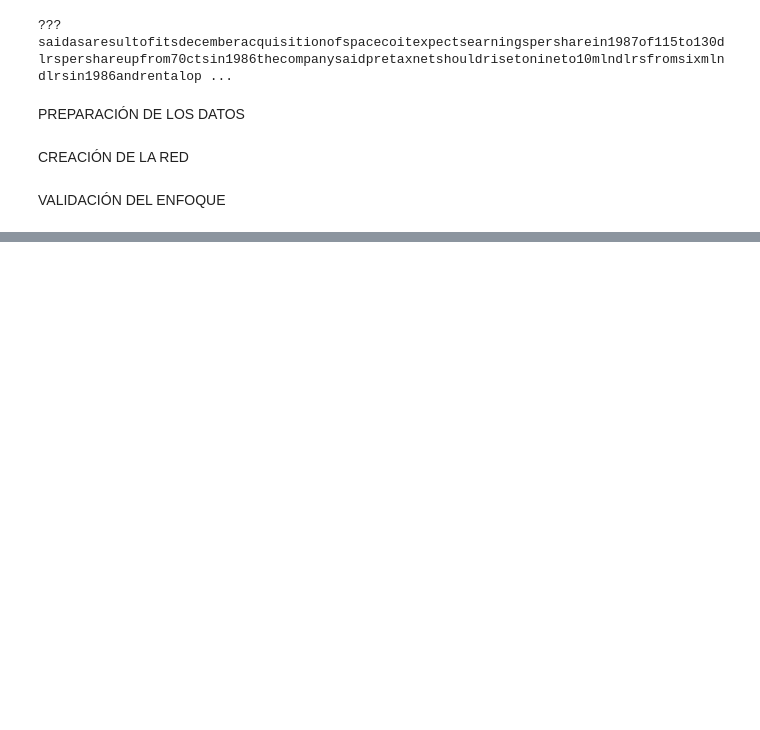
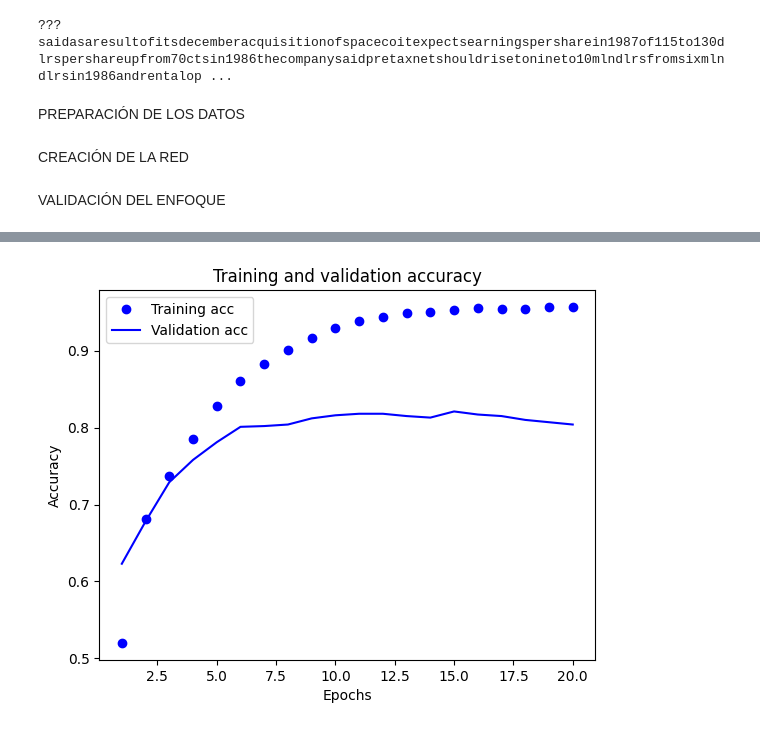
Before and after one commit to alimudena/ML_DLWP, a Jupyter notebook: Chapter_3_5_Clasif_multilase.ipynb, the cells around one changed output, grey strips where cells are left out. Saved outputs shown, nothing was run; the diff lists cells and outputs as text; code cells hidden in the pictures; blank space fills up the shorter version.

```diff
--- a/Chapter_3_5_Clasif_multilase.ipynb
+++ b/Chapter_3_5_Clasif_multilase.ipynb
@@ -69,0 +121,20 @@ VALIDACIÓN DEL ENFOQUE
+# %%
+# Trazar la exactitud del entrenamiento y de validación
+
+plt.clf()
+
+acc = history.history['acc']
+val_acc = history.history['val_acc']
+
+epochs = range(1, len(loss_values)+1)
+
+plt.plot(epochs, acc, 'bo', label = 'Training acc')
+plt.plot(epochs, val_acc, 'b', label = 'Validation acc')
+plt.title('Training and validation accuracy')
+plt.xlabel('Epochs')
+plt.ylabel('Accuracy')
+plt.legend()
+
+plt.show()
+# %% [output]
+[figure, added]
```
Also changed, not shown: parts of 8 cells of this notebook, 2 other files.
